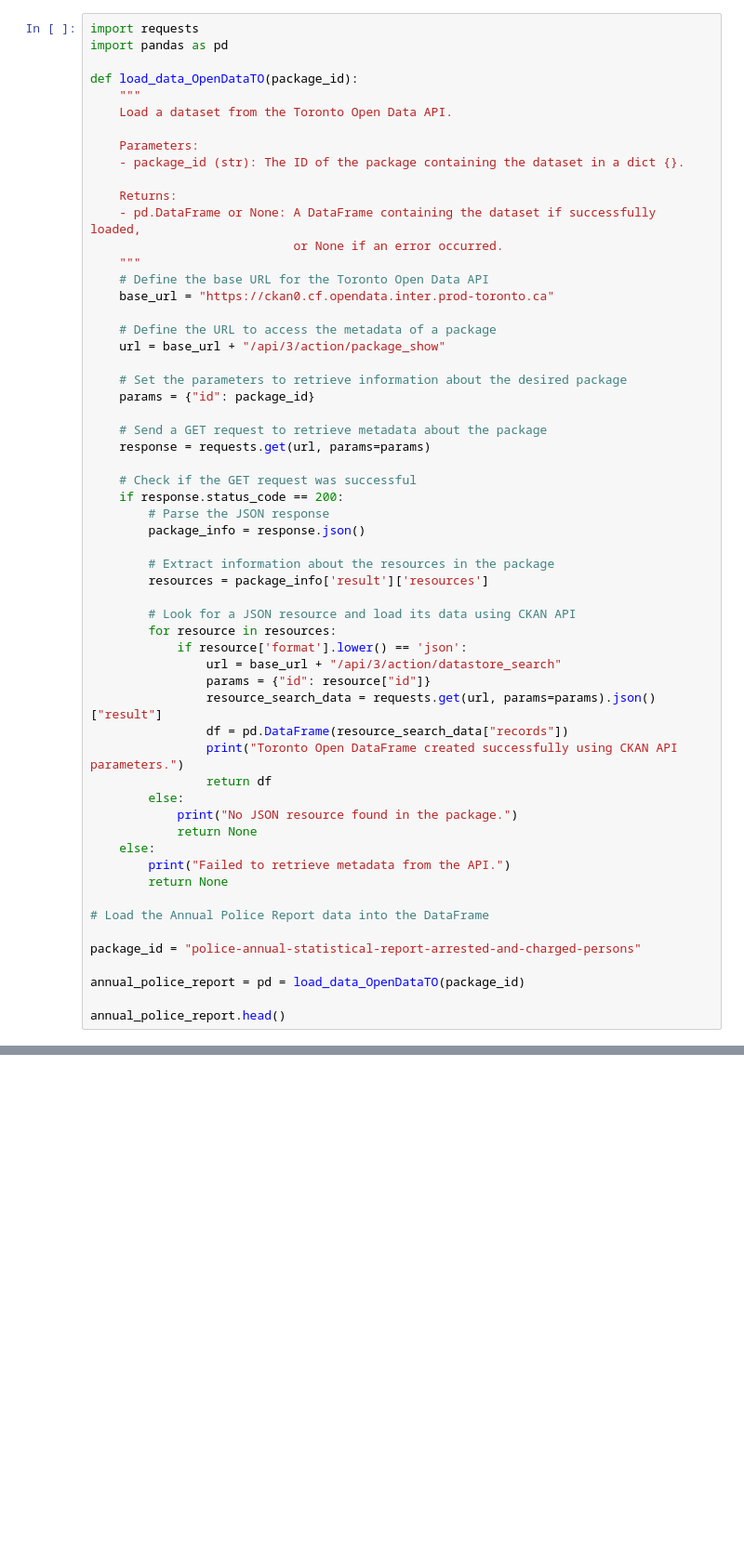
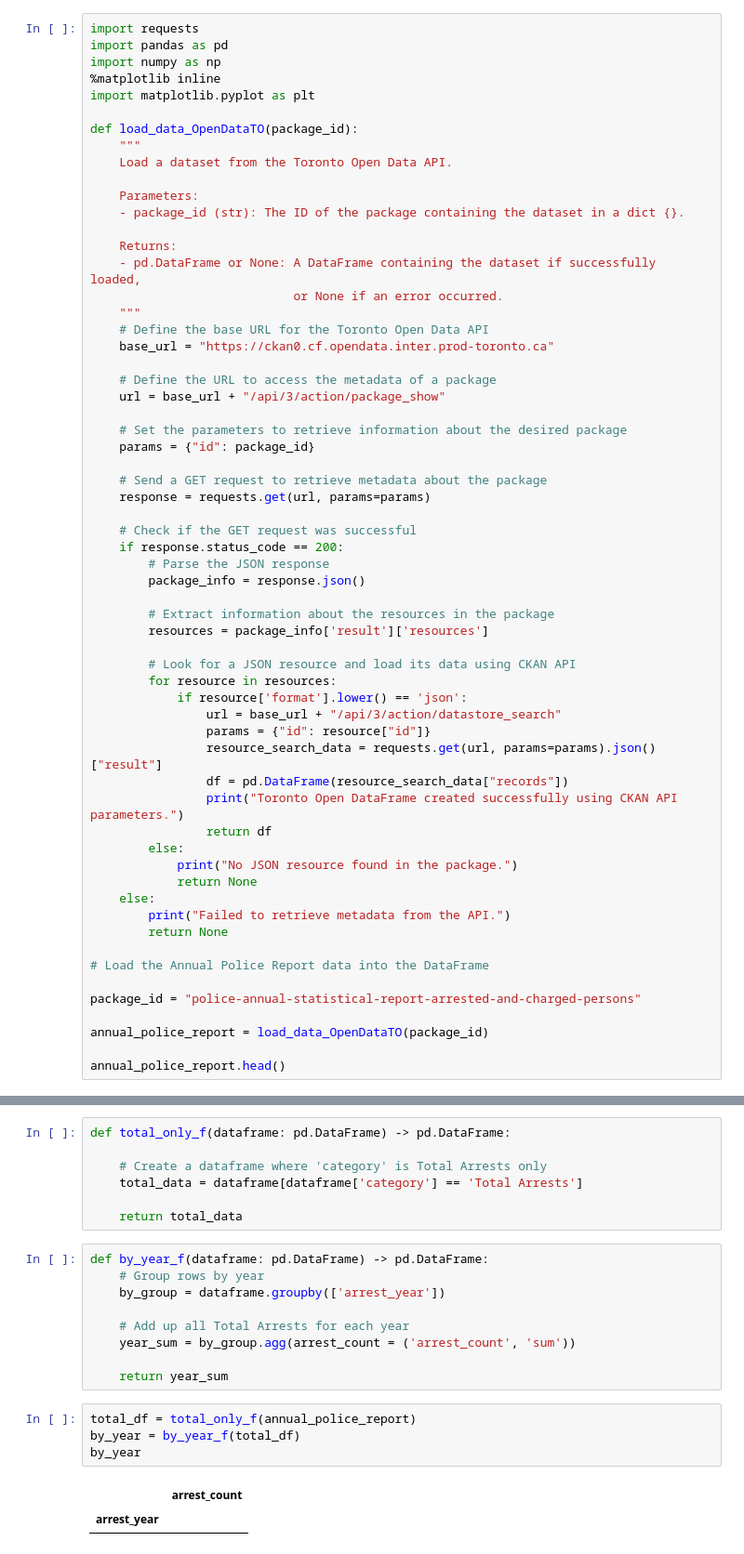
Before and after one commit to Cnblackwell/TeamDragonParsers, a Jupyter notebook: annual_police_report.ipynb, the cells around one changed output, grey strips where cells are left out. Shown at 93% size. Cells and saved outputs as stored; diff of their text form; blank space fills up the shorter version.

Commit message:
minor changes to nhi_lab.ipynb then copy the main code from there to annual_police_report

```diff
--- a/annual_police_report.ipynb
+++ b/annual_police_report.ipynb
@@ -1,6 +1,9 @@
 # %%
 import requests
 import pandas as pd
+import numpy as np
+%matplotlib inline
+import matplotlib.pyplot as plt
 
 def load_data_OpenDataTO(package_id):
     """
@@ -53,7 +56,7 @@ def load_data_OpenDataTO(package_id):
 
 package_id = "police-annual-statistical-report-arrested-and-charged-persons"
 
-annual_police_report = pd = load_data_OpenDataTO(package_id)
+annual_police_report = load_data_OpenDataTO(package_id)
 
 annual_police_report.head()
 # %% [output]
@@ -79,0 +107,23 @@ annual_police_report.head() #All columns are in lower case
+# %%
+def total_only_f(dataframe: pd.DataFrame) -> pd.DataFrame:
+
+    # Create a dataframe where 'category' is Total Arrests only
+    total_data = dataframe[dataframe['category'] == 'Total Arrests']
+
+    return total_data
+# %%
+def by_year_f(dataframe: pd.DataFrame) -> pd.DataFrame:
+    # Group rows by year
+    by_group = dataframe.groupby(['arrest_year'])
+
+    # Add up all Total Arrests for each year
+    year_sum = by_group.agg(arrest_count = ('arrest_count', 'sum'))
+
+    return year_sum
+# %%
+total_df = total_only_f(annual_police_report)
+by_year = by_year_f(total_df)
+by_year
+# %% [output]
+|  | arrest_count |
+| arrest_year |  |
```
Also changed, not shown: parts of 9 cells of this notebook, 1 other file.
